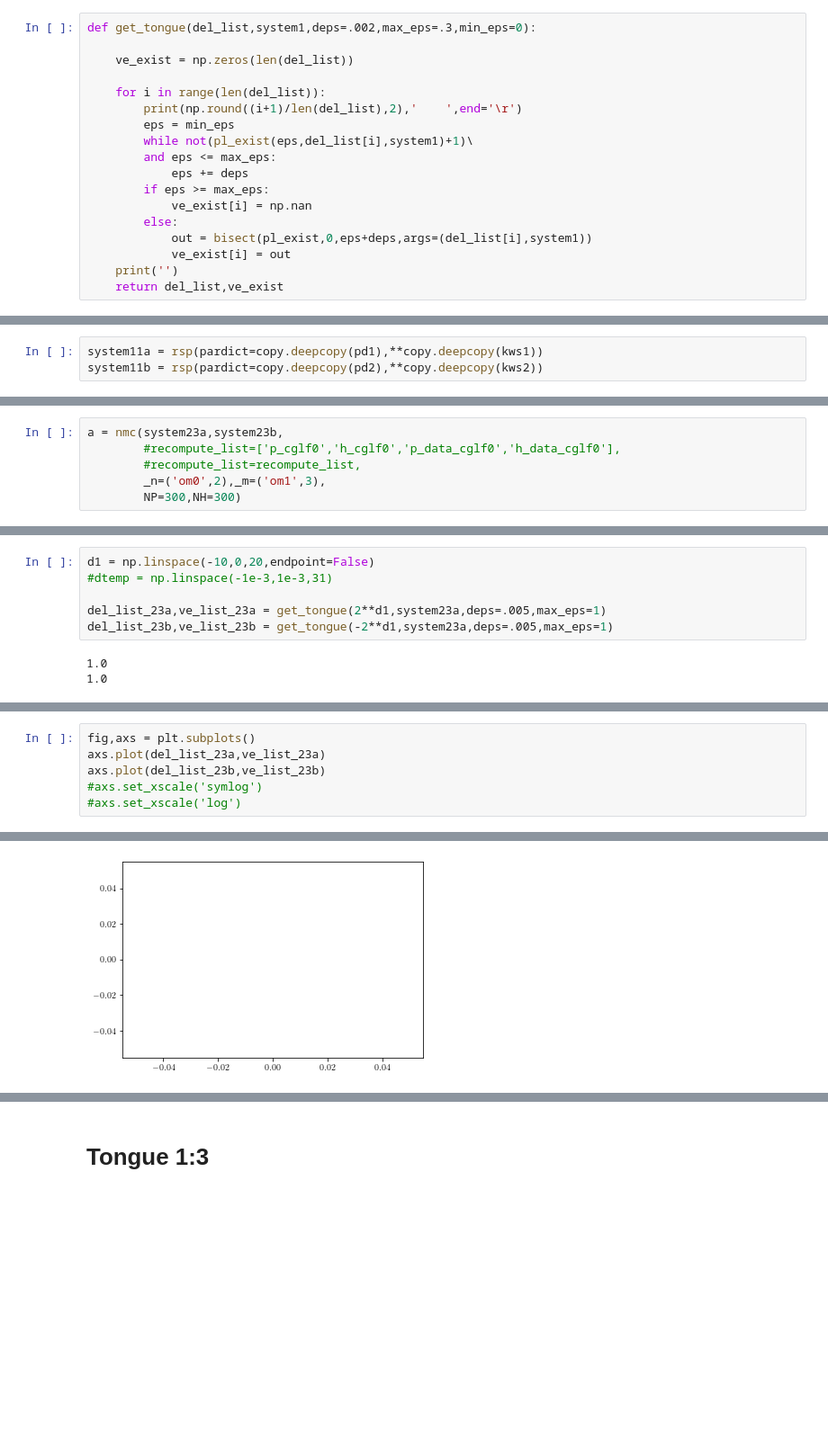
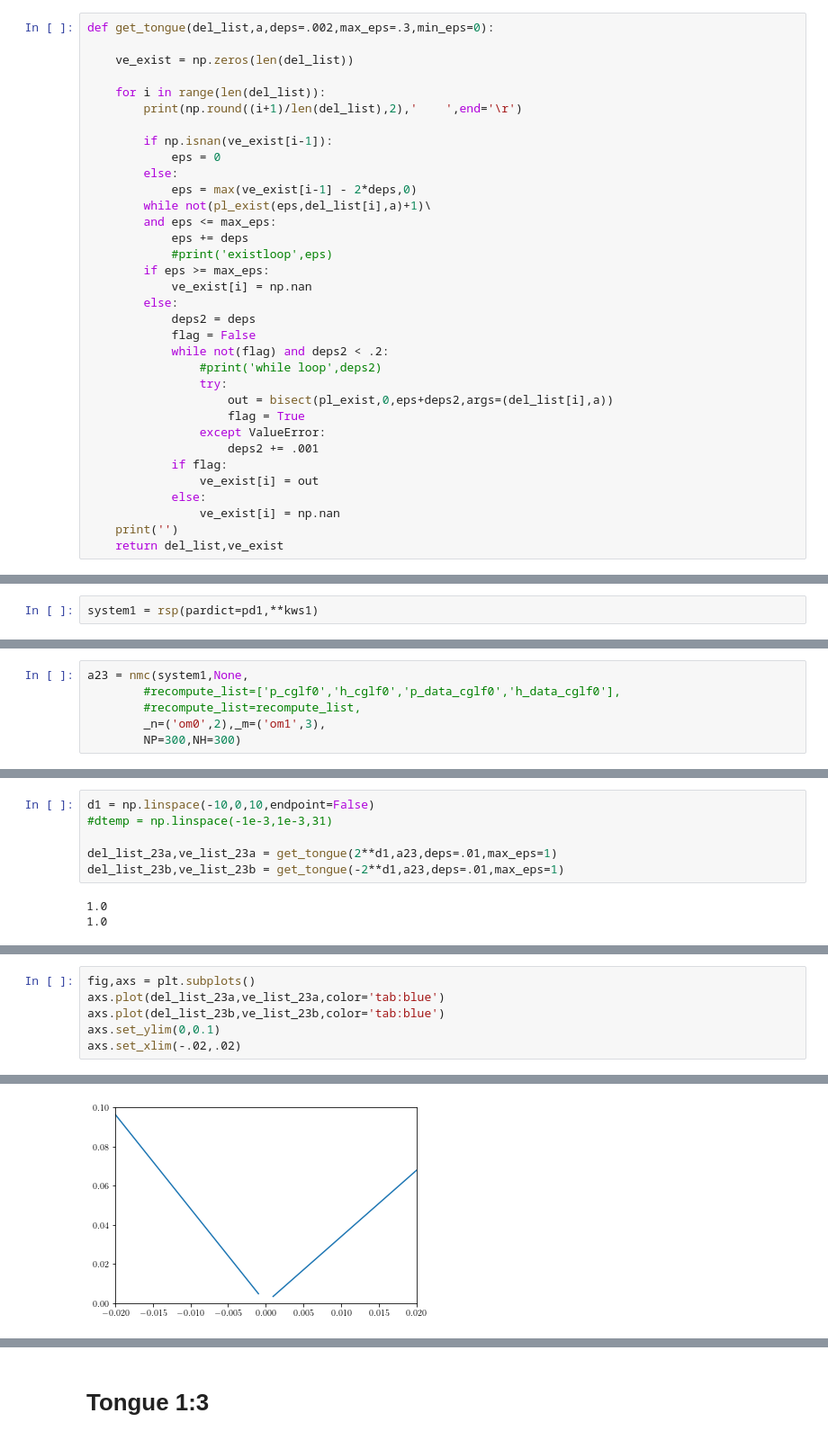
Before and after one commit to youngmp/nm, a Jupyter notebook: jupyter/check_tongues_thal1.ipynb, the cells around one changed output, grey strips where cells are left out. Shown at 90% size. Saved outputs shown, nothing was run; the diff lists cells and outputs as text; blank space fills up the shorter version.

```diff
--- a/jupyter/check_tongues_thal1.ipynb
+++ b/jupyter/check_tongues_thal1.ipynb
@@ -101,20 +223,36 @@ def pl_exist(eps,del1,system1):
 # %% [markdown]
 ## Get tongue
 # %%
-def get_tongue(del_list,system1,deps=.002,max_eps=.3,min_eps=0):
+def get_tongue(del_list,a,deps=.002,max_eps=.3,min_eps=0):
 
     ve_exist = np.zeros(len(del_list))
 
     for i in range(len(del_list)):
         print(np.round((i+1)/len(del_list),2),'    ',end='\r')
-        eps = min_eps
-        while not(pl_exist(eps,del_list[i],system1)+1)\
+
+        if np.isnan(ve_exist[i-1]):
+            eps = 0
+        else:
+            eps = max(ve_exist[i-1] - 2*deps,0)
+        while not(pl_exist(eps,del_list[i],a)+1)\
         and eps <= max_eps:
             eps += deps
+            #print('existloop',eps)
         if eps >= max_eps:
             ve_exist[i] = np.nan
         else:
-            out = bisect(pl_exist,0,eps+deps,args=(del_list[i],system1))
-            ve_exist[i] = out
+            deps2 = deps
+            flag = False
+            while not(flag) and deps2 < .2:
+                #print('while loop',deps2)
+                try:
+                    out = bisect(pl_exist,0,eps+deps2,args=(del_list[i],a))
+                    flag = True
+                except ValueError:
+                    deps2 += .001
+            if flag:
+                ve_exist[i] = out
+            else:
+                ve_exist[i] = np.nan
     print('')
     return del_list,ve_exist
@@ -135,5 +261,4 @@ def get_phase(sol_full,skipn,system1):
 # %%
-system11a = rsp(pardict=copy.deepcopy(pd1),**copy.deepcopy(kws1))
-system11b = rsp(pardict=copy.deepcopy(pd2),**copy.deepcopy(kws2))
+system1 = rsp(pardict=pd1,**kws1)
 # %% [output]
 * Loading LC data...
@@ -293,5 +624,5 @@ system23b = rsp(pardict=copy.deepcopy(pd2),**copy.deepcopy(kws2))
 # %%
-a = nmc(system23a,system23b,
+a23 = nmc(system1,None,
         #recompute_list=['p_cglf0','h_cglf0','p_data_cglf0','h_data_cglf0'],
         #recompute_list=recompute_list,
         _n=('om0',2),_m=('om1',3),
@@ -308,9 +650,9 @@ a = nmc(system23a,system23b,
 # %%
-d1 = np.linspace(-10,0,20,endpoint=False)
+d1 = np.linspace(-10,0,10,endpoint=False)
 #dtemp = np.linspace(-1e-3,1e-3,31)
 
-del_list_23a,ve_list_23a = get_tongue(2**d1,system23a,deps=.005,max_eps=1)
-del_list_23b,ve_list_23b = get_tongue(-2**d1,system23a,deps=.005,max_eps=1)
+del_list_23a,ve_list_23a = get_tongue(2**d1,a23,deps=.01,max_eps=1)
+del_list_23b,ve_list_23b = get_tongue(-2**d1,a23,deps=.01,max_eps=1)
 # %% [output]
 1.0
 1.0
@@ -321,7 +659,7 @@ array([nan, nan, nan, nan, nan, nan, nan, nan, nan, nan])
 # %%
 fig,axs = plt.subplots()
-axs.plot(del_list_23a,ve_list_23a)
-axs.plot(del_list_23b,ve_list_23b)
-#axs.set_xscale('symlog')
-#axs.set_xscale('log')
+axs.plot(del_list_23a,ve_list_23a,color='tab:blue')
+axs.plot(del_list_23b,ve_list_23b,color='tab:blue')
+axs.set_ylim(0,0.1)
+axs.set_xlim(-.02,.02)
 # %% [output]
@@ -329 +667 @@ axs.plot(del_list_23b,ve_list_23b)
-[figure, old version]
+[figure, new version]
```
Also changed, not shown: parts of 149 cells of this notebook, 8 other files.
